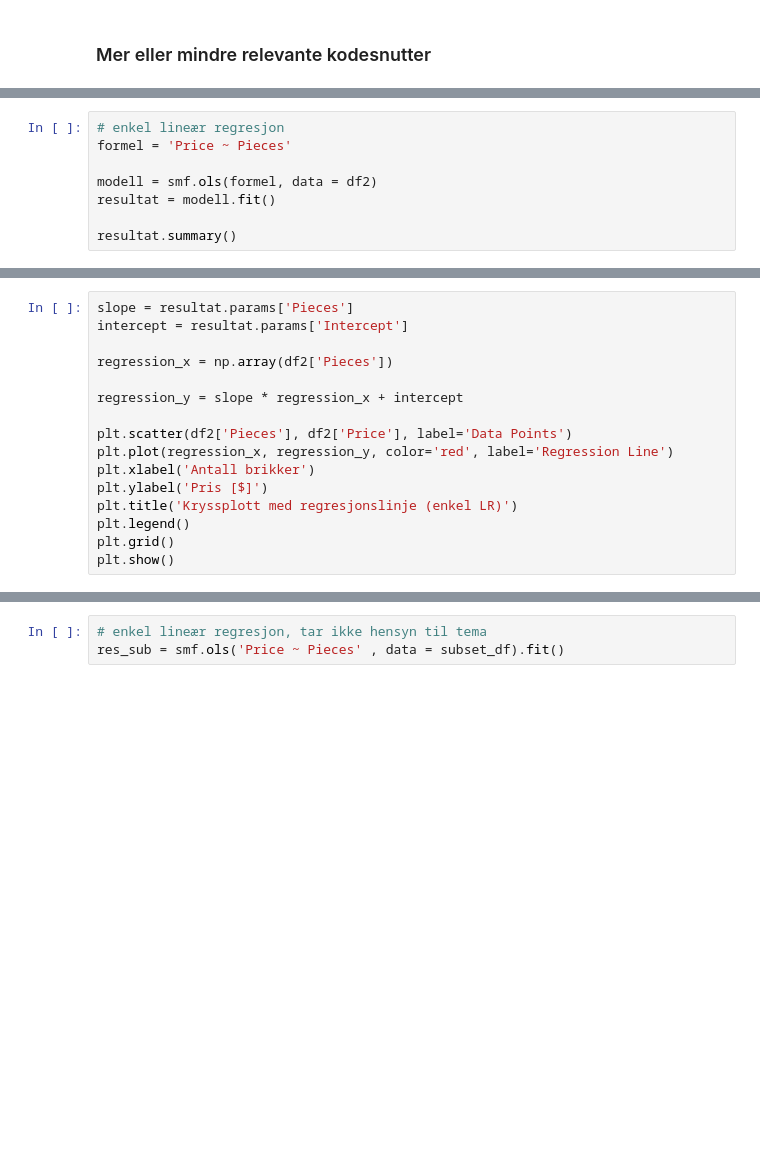
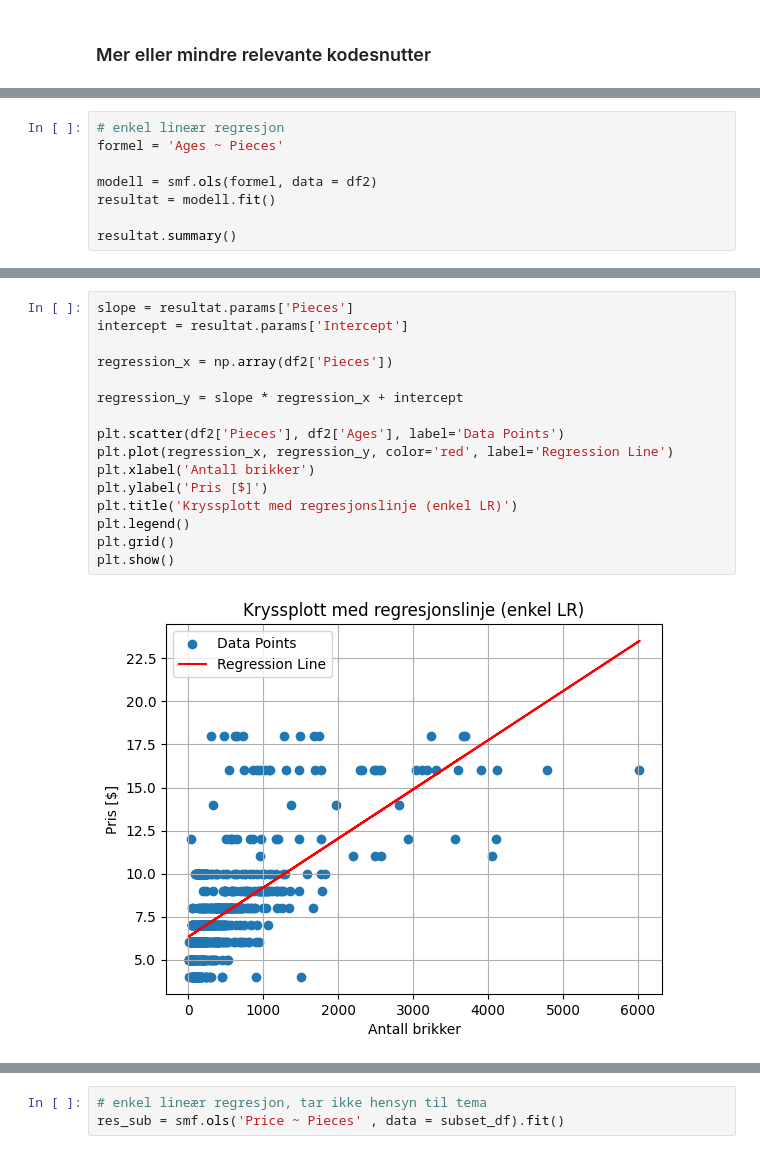
Before and after one commit to HMB-Solutions/ISTT1003-ProjectAssignment-02, a Jupyter notebook: oppg1.ipynb, the cells around one changed output, grey strips where cells are left out. Saved outputs shown, nothing was run; the diff lists cells and outputs as text; blank space fills up the shorter version.

```diff
--- a/oppg1.ipynb
+++ b/oppg1.ipynb
@@ -154,6 +167,6 @@ plt.show()
 # %%
 # enkel lineær regresjon
-formel = 'Price ~ Pieces'
+formel = 'Ages ~ Pieces'
 
 modell = smf.ols(formel, data = df2)
 resultat = modell.fit()
@@ -162,19 +195,21 @@ resultat.summary()
 # %%
 slope = resultat.params['Pieces']
 intercept = resultat.params['Intercept']
 
 regression_x = np.array(df2['Pieces'])
 
 regression_y = slope * regression_x + intercept
 
-plt.scatter(df2['Pieces'], df2['Price'], label='Data Points')
+plt.scatter(df2['Pieces'], df2['Ages'], label='Data Points')
 plt.plot(regression_x, regression_y, color='red', label='Regression Line')
 plt.xlabel('Antall brikker')
 plt.ylabel('Pris [$]')
 plt.title('Kryssplott med regresjonslinje (enkel LR)')
 plt.legend()
 plt.grid()
 plt.show()
+# %% [output]
+[figure, added]
 # %%
 figure, axis = plt.subplots(1, 2, figsize = (15, 5))
 sns.scatterplot(x = resultat.fittedvalues, y = resultat.resid, ax = axis[0])
```
Also changed, not shown: parts of 13 cells of this notebook.
